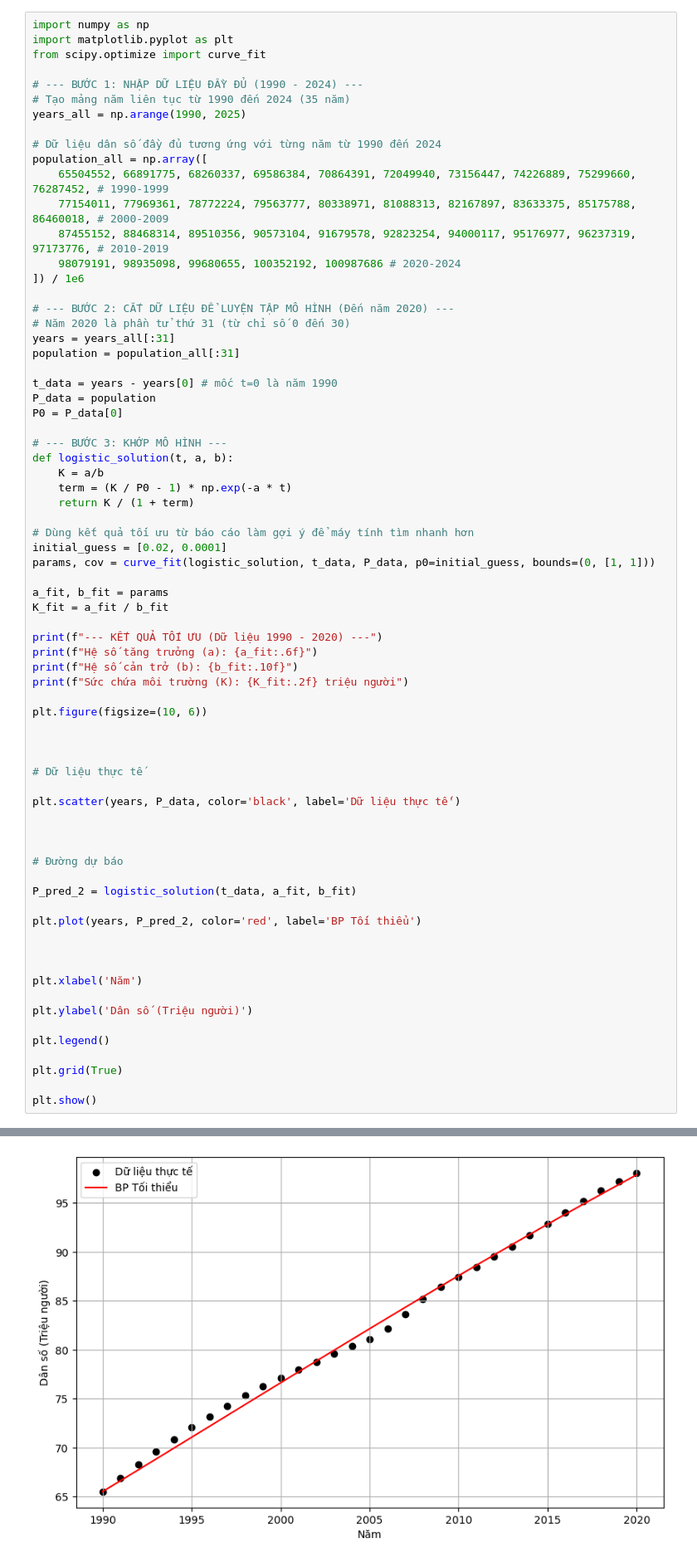
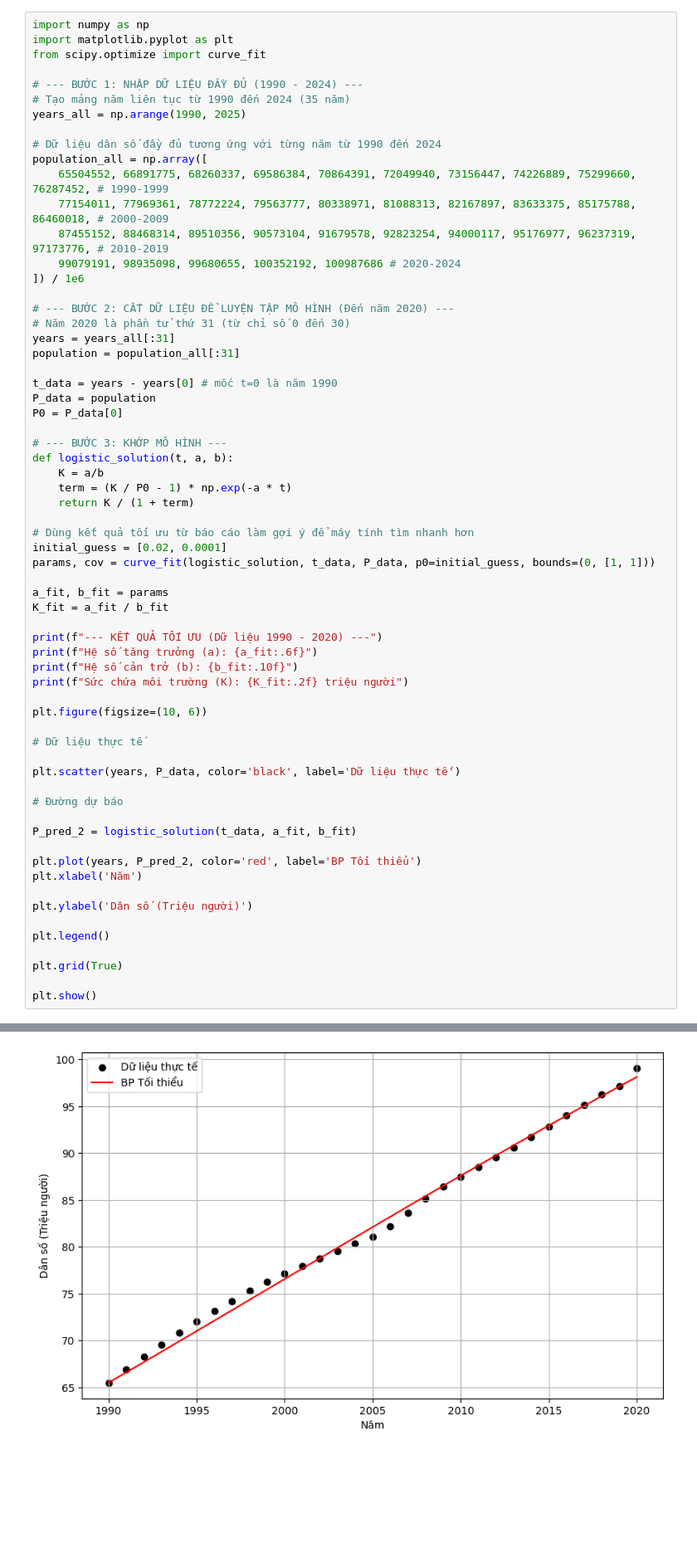
Before and after one commit to Haiyen472k5/phuong_phap_tinh, a Jupyter notebook: ppt.ipynb, the cells around one changed output, grey strips where cells are left out. Shown at 83% size. Drawn from its saved outputs; the diff is of its cells as text; blank space fills up the shorter version.

```diff
--- a/ppt.ipynb
+++ b/ppt.ipynb
@@ -12,7 +12,7 @@ population_all = np.array([
     65504552, 66891775, 68260337, 69586384, 70864391, 72049940, 73156447, 74226889, 75299660, 76287452, # 1990-1999
     77154011, 77969361, 78772224, 79563777, 80338971, 81088313, 82167897, 83633375, 85175788, 86460018, # 2000-2009
     87455152, 88468314, 89510356, 90573104, 91679578, 92823254, 94000117, 95176977, 96237319, 97173776, # 2010-2019
-    98079191, 98935098, 99680655, 100352192, 100987686 # 2020-2024
+    99079191, 98935098, 99680655, 100352192, 100987686 # 2020-2024
 ]) / 1e6
 
 # --- BƯỚC 2: CẮT DỮ LIỆU ĐỂ LUYỆN TẬP MÔ HÌNH (Đến năm 2020) ---
@@ -44,22 +44,15 @@ print(f"Sức chứa môi trường (K): {K_fit:.2f} triệu người")
 
 plt.figure(figsize=(10, 6))
 
-
-
 # Dữ liệu thực tế
 
 plt.scatter(years, P_data, color='black', label='Dữ liệu thực tế')
-
-
 
 # Đường dự báo
 
 P_pred_2 = logistic_solution(t_data, a_fit, b_fit)
 
 plt.plot(years, P_pred_2, color='red', label='BP Tối thiểu')
-
-
-
 plt.xlabel('Năm')
 
 plt.ylabel('Dân số (Triệu người)')
@@ -77,4 +70,4 @@ Sức chứa môi trường (K): 146.03 triệu người
-[figure, old version]
+[figure, new version]
 # %%
 import numpy as np
 import matplotlib.pyplot as plt
```
Also changed, not shown: parts of 3 cells of this notebook, 7 other files.
